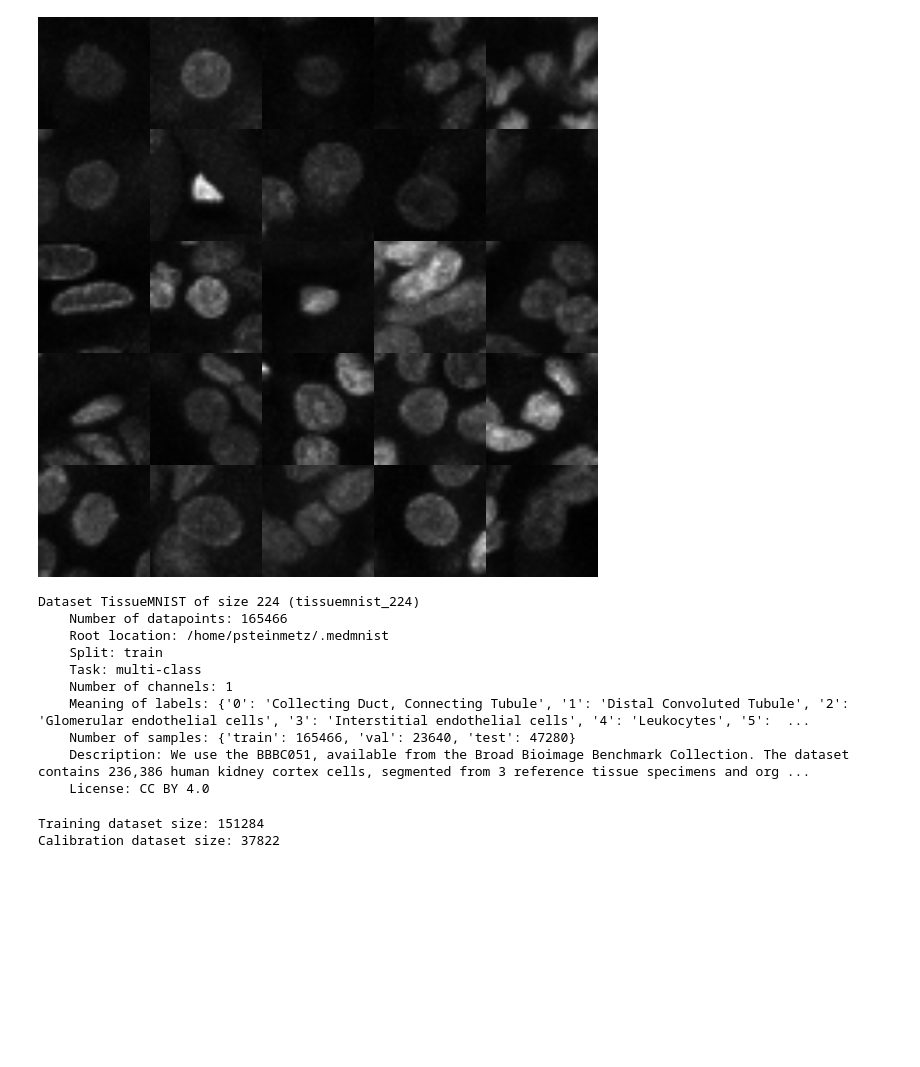
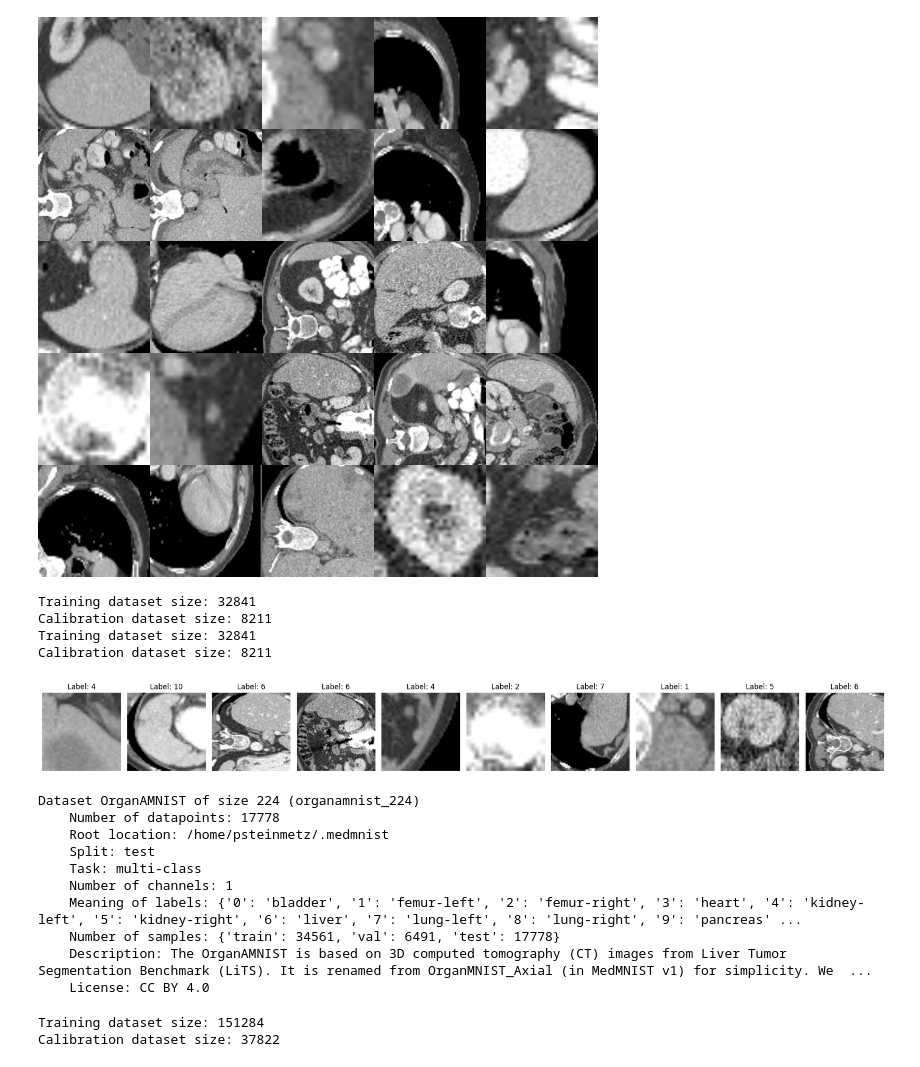
Before and after one commit to pstnmz/UQ_toolbox, a Jupyter notebook: medMNIST/train_resnet_medMNIST.ipynb, the cells around one changed output. Cells and saved outputs as stored; diff of their text form; code cells hidden in the pictures; blank space fills up the shorter version.

```diff
--- a/medMNIST/train_resnet_medMNIST.ipynb
+++ b/medMNIST/train_resnet_medMNIST.ipynb
@@ -8,7 +8,7 @@ from sklearn.model_selection import StratifiedKFold
 import numpy as np
 import matplotlib.pyplot as plt
 # %%
-dataflag = 'retinamnist'
+dataflag = 'organamnist'
 color = True # True for color, False for grayscale
 im_size = 224
 device = torch.device('cuda:2' if torch.cuda.is_available() else 'cpu')
@@ -36,4 +49,4 @@ Calibration dataset size: 240
 # %%
-datasets[0].montage(length=5)
+datasets[2].montage(length=5)
 # %% [output]
-[figure, old version]
+[figure, new version]
@@ -40,15 +76,70 @@ datasets[0].montage(length=5)
+# %%
+flag = 'organamnist'
+color = False  # Colors for the flags
+device = torch.device('cuda:0' if torch.cuda.is_available() else 'cpu')
+size = 224  # Image size for the models
+
+if color is True:
+    transform = transforms.Compose([
+        transforms.ToTensor(),
+        transforms.Normalize(mean=[.5, .5, .5], std=[.5, .5, .5])
+    ])
+
+    transform_tta = transforms.Compose([
+        transforms.ToTensor()
+    ])
+else:
+    # For grayscale images, repeat the single channel to make it compatible with ResNet
+    # ResNet expects 3 channels, so we repeat the single channel image
+    transform = transforms.Compose([
+        transforms.ToTensor(),
+        transforms.Normalize(mean=[.5], std=[.5]),
+        transforms.Lambda(lambda x: x.repeat(3, 1, 1))
+    ])
+
+    transform_tta = transforms.Compose([
+        transforms.ToTensor(),
+        transforms.Lambda(lambda x: x.repeat(3, 1, 1))
+        ])
+
+[train_dataset, calibration_dataset, test_dataset], [train_loader, calibration_loader, test_loader], info = tr.load_datasets(flag, color, size, transform, batch_size)
+train_loaders, val_loaders = train_val_loaders(train_dataset, batch_size=batch_size)
+[_, calibration_dataset_tta, test_dataset_tta], [_, calibration_loader_tta, test_loader_tta], _ = tr.load_datasets(flag, color, size, transform_tta, batch_size)
+# %% [output]
+Training dataset size: 32841
+Calibration dataset size: 8211
+Training dataset size: 32841
+Calibration dataset size: 8211
+# %%
+# Display the next 10 images and their labels from the test_loader
+images, labels = next(iter(test_loader_tta))
+
+fig, axes = plt.subplots(1, 10, figsize=(20, 10))
+for i in range(40, 50):
+    img = images[i].permute(1, 2, 0).cpu().numpy()
+    if img.shape[2] == 1:
+        img = img.squeeze(2)
+        axes[i - 40].imshow(img, cmap='gray')
+    else:
+        axes[i - 40].imshow(img)
+    axes[i - 40].set_title(f"Label: {labels[i].item()}")
+    axes[i - 40].axis('off')
+plt.tight_layout()
+plt.show()
+# %% [output]
+[figure, added]
 # %%
-datasets[0]
+datasets[2]
 # %% [output]
-Dataset TissueMNIST of size 224 (tissuemnist_224)
-    Number of datapoints: 165466
+Dataset OrganAMNIST of size 224 (organamnist_224)
+    Number of datapoints: 17778
     Root location: /home/psteinmetz/.medmnist
-    Split: train
+    Split: test
     Task: multi-class
     Number of channels: 1
-    Meaning of labels: {'0': 'Collecting Duct, Connecting Tubule', '1': 'Distal Convoluted Tubule', '2': 'Glomerular endothelial cells', '3': 'Interstitial endothelial cells', '4': 'Leukocytes', '5':  ...
-    Number of samples: {'train': 165466, 'val': 23640, 'test': 47280}
-    Description: We use the BBBC051, available from the Broad Bioimage Benchmark Collection. The dataset contains 236,386 human kidney cortex cells, segmented from 3 reference tissue specimens and org ...
+    Meaning of labels: {'0': 'bladder', '1': 'femur-left', '2': 'femur-right', '3': 'heart', '4': 'kidney-left', '5': 'kidney-right', '6': 'liver', '7': 'lung-left', '8': 'lung-right', '9': 'pancreas' ...
+    Number of samples: {'train': 34561, 'val': 6491, 'test': 17778}
+    Description: The OrganAMNIST is based on 3D computed tomography (CT) images from Liver Tumor Segmentation Benchmark (LiTS). It is renamed from OrganMNIST_Axial (in MedMNIST v1) for simplicity. We  ...
     License: CC BY 4.0
 # %%
 # Combine train_dataset and val_dataset
```
Also changed, not shown: parts of 3 cells of this notebook, 3 other files.
